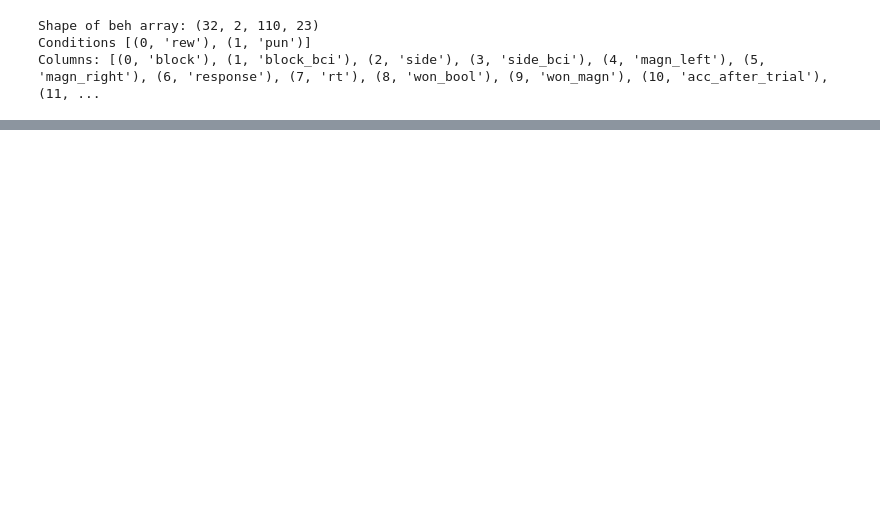
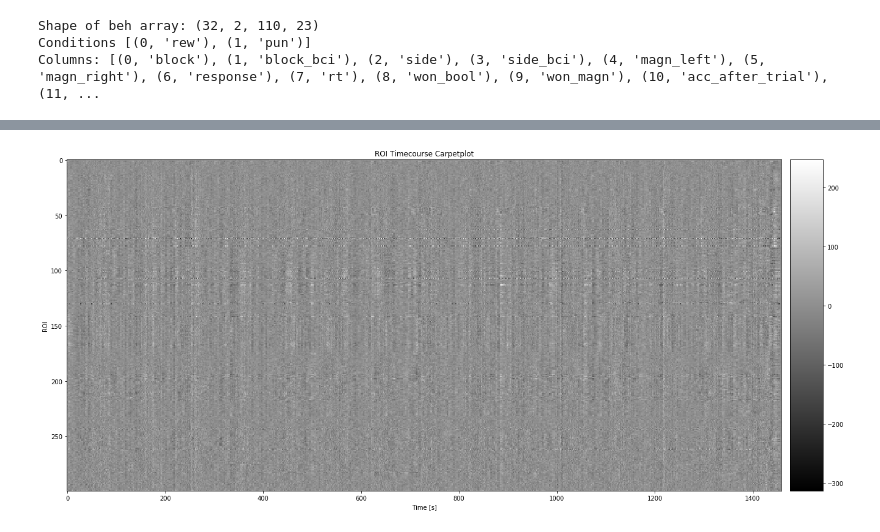
Before and after one commit to kbonna/decidenet, a Jupyter notebook: connectivity_analysis/dn_ca_00_signal_extraction.ipynb, the cells around one changed output, grey strips where cells are left out. Cells and saved outputs as stored; diff of their text form; code cells hidden in the pictures; blank space fills up the shorter version.

```diff
--- a/connectivity_analysis/dn_ca_00_signal_extraction.ipynb
+++ b/connectivity_analysis/dn_ca_00_signal_extraction.ipynb
@@ -146,0 +95,27 @@ ax.legend()
+# %%
+path_atlas = path_300_roi
+
+df_atlas = pd.read_csv(path_300_roi, sep=' ')
+seeds = [tuple(coords[1]) for coords in df_atlas[['x', 'y', 'z']].iterrows()]
+n_rois = len(seeds)
+
+# Dict for storing maskers for different radii values
+rois = {}
+
+for radius in df_atlas['radius(mm)'].unique():
+    # Select ROIs with given radius
+    roi_indices = np.flatnonzero(df_atlas['radius(mm)'] == radius)
+
+    # Create masker for single radius value
+    masker = NiftiSpheresMasker(
+        [seeds[idx] for idx in roi_indices],
+        radius=radius,
+        mask_img=None,
+        allow_overlap=True,
+        standardize=False,
+        detrend=False,
+        high_pass=1/128,
+        t_r=2
+    )
+
+    rois[radius] = {'masker': masker, 'indices': roi_indices}
@@ -146,0 +165,18 @@ ax.legend()
+# %%
+fig, ax = plt.subplots(figsize=(25, 10), facecolor='w')
+
+carpet = ax.imshow(
+    time_series_all[0][0].T,
+    aspect='auto',
+    cmap='gray'
+)
+
+ax.set_ylabel('ROI')
+ax.set_xlabel('Time [s]')
+ax.set_xticklabels([f'{t:.0f}' for t in 2 * ax.get_xticks()])
+ax.set_title('ROI Timecourse Carpetplot')
+
+fig.colorbar(carpet, pad=0.01, shrink=1, aspect=10)
+plt.show()
+# %% [output]
+[figure, added]
```
Also changed, not shown: parts of 15 cells of this notebook, 1 other file.
